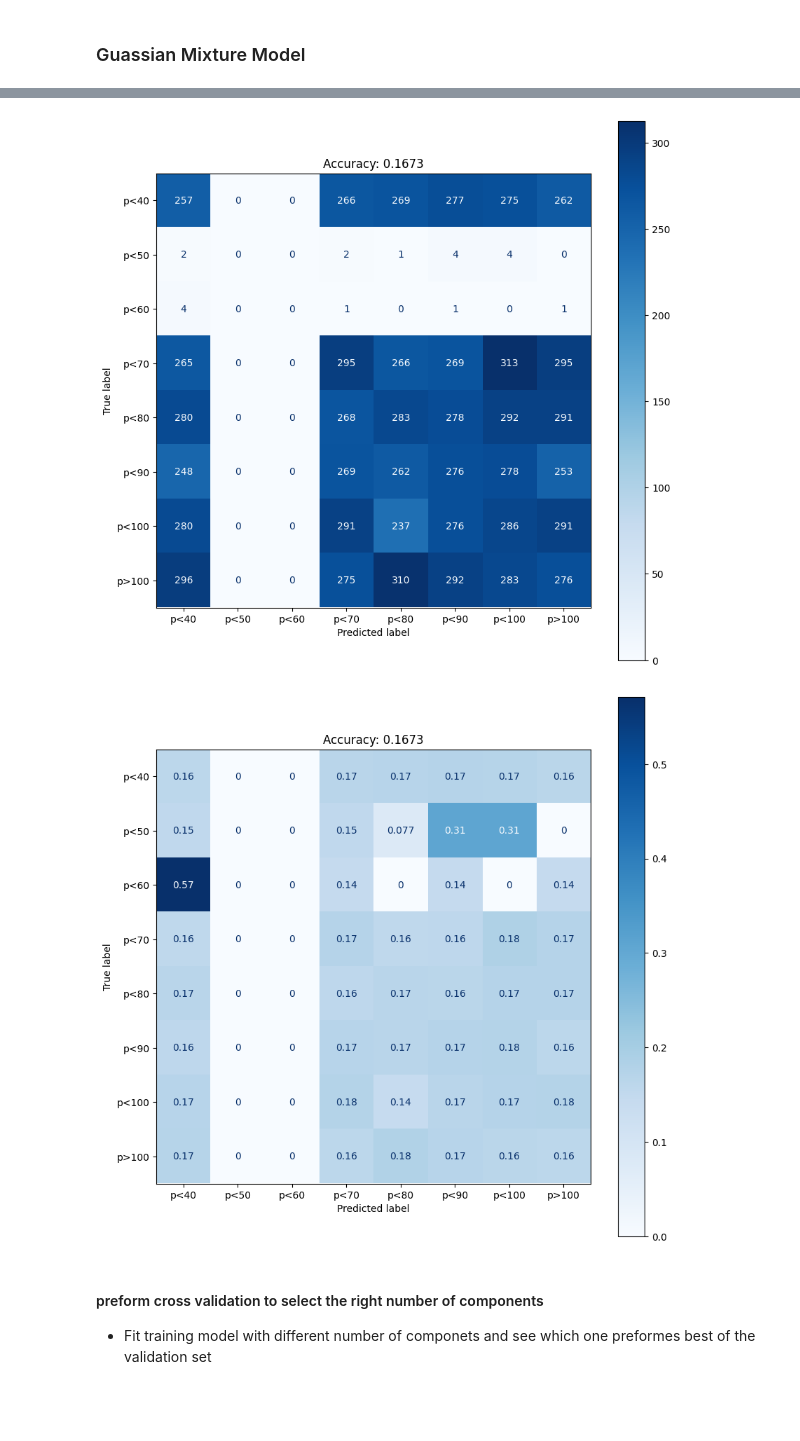
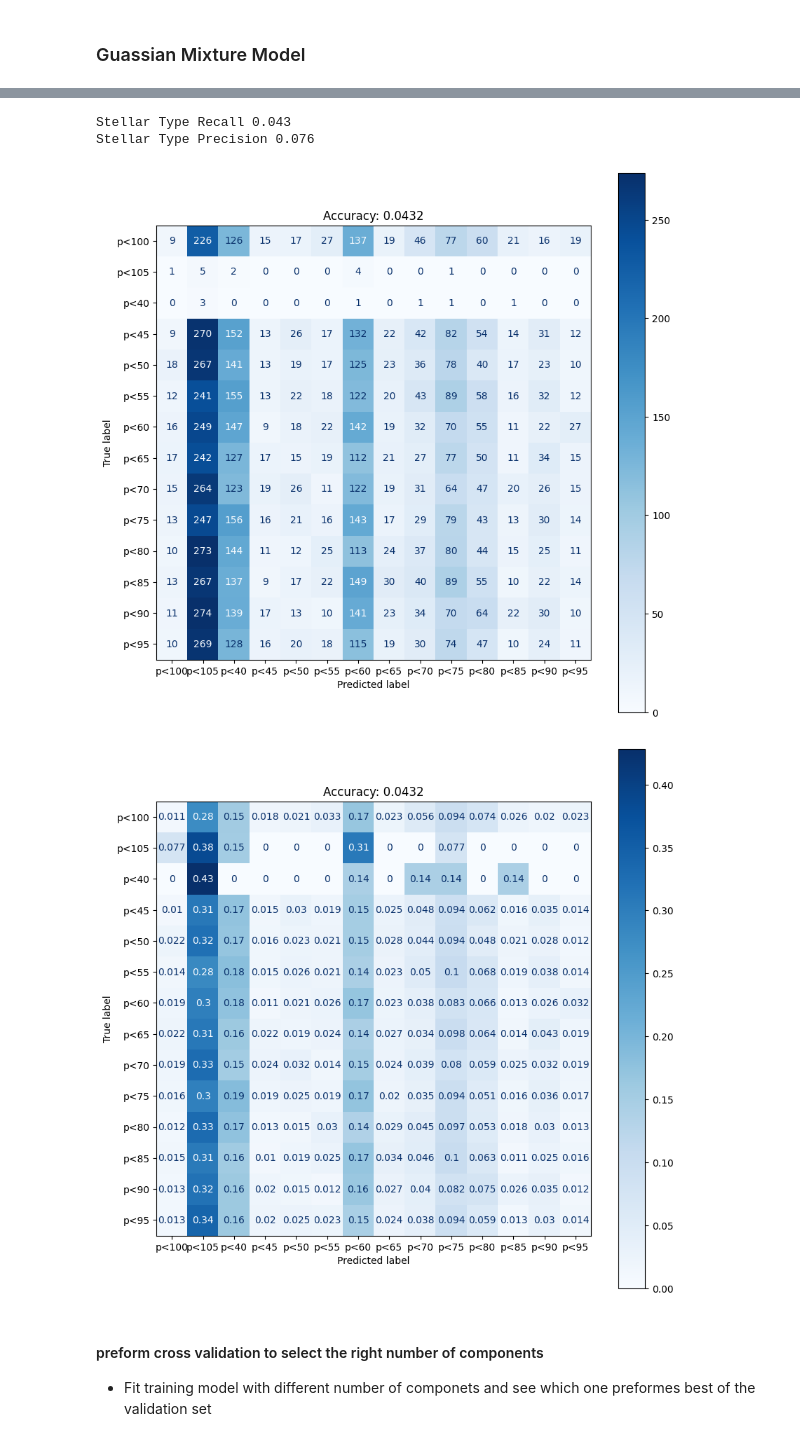
Before and after one commit to mmckay18/astr598_spr24_classification_repo, a Jupyter notebook: NOTEBOOKS/classification_models.ipynb, the cells around one changed output, grey strips where cells are left out. Saved outputs shown, nothing was run; the diff lists cells and outputs as text; code cells hidden in the pictures; blank space fills up the shorter version.

```diff
--- a/NOTEBOOKS/classification_models.ipynb
+++ b/NOTEBOOKS/classification_models.ipynb
@@ -292,7 +399,8 @@ array([[92.42144177, 85.61643836, 88.33922261, ..., 52.63157895,
 import numpy as np
 
 # Define the periods from 40-100 in increments of 10
-periods = np.arange(40, 120, 10)
+periods = np.arange(40, 120, 5)
+print(f'T: {periods}')
 
 # Set labels for each element in multifreq_fset_cesium_periods
 labels = []
@@ -352,8 +452,13 @@ labels
 ### Data Split
 # %%
 # Data Split
-X = np.reshape(ts_multi_freq_df[:], (-1,50)) #(100000, 50)
+# X = np.reshape(multifreq_fset_cesium[['amplitude', 'percent_beyond_1_std']].loc[0], (-1, 2)) #(100000, 2)
+X = np.reshape(multifreq_fset_cesium[:].loc[0], (-1, 12)) #(100000, 12)
+
+print(X.shape)
+# X = np.reshape(ts_multi_freq_df[:], (-1,50)) #(100000, 50) # lightcurve values
 y = np.array(labels) #(100000,)
+print(y.shape)
 
 (X_train, X_valid, X_test), (y_train, y_valid, y_test) = split_samples(X, y, [0.8, 0.1, 0.1], random_state=0)
 print(f'Training set N={len(X_train)}, Shape:{X_train.shape}\nTesting set N={len(X_test)}, Shape:{X_test.shape} \nValidation set N={len(X_valid)}, Shape:{X_valid.shape}\n')
@@ -404,26 +513,33 @@ weighted avg       0.17      0.17      0.17     10000
+# %%
+print('Stellar Type Recall %0.3f' % recall_score(y_valid, y_pred, average='weighted'))
+print('Stellar Type Precision %0.3f' % precision_score(y_valid, y_pred, average='weighted'))
+# %% [output]
+Stellar Type Recall 0.043
+Stellar Type Precision 0.076
 # %%
-labels_list = ['p<40', 'p<50', 'p<60', 'p<70', 'p<80', 'p<90', 'p<100', 'p>100']
+# labels_list = ['p<40', 'p<50', 'p<60', 'p<70', 'p<80', 'p<90', 'p<100', 'p>100']
+labels_list = unique
 y_pred = gmmb.predict(X_valid)
 
 # n_components = len(np.unique(y_valid))
 # gmmb = GMMBayes(n_components=n_components, random_state=0)
 # gmmb.fit(X_valid, y_valid)
 
 fig = plt.figure(figsize=(10,10))
 ax = fig.add_subplot()
 ConfusionMatrixDisplay.from_predictions(y_valid, y_pred, display_labels=labels_list, cmap='Blues', ax=ax)
 # plt.title(f'Recall:{}, Precision:{}')
 plt.title(f'Accuracy: {gmmb.score(X_valid, y_valid)}')
 plt.show()
 
 fig = plt.figure(figsize=(10,10))
 ax = fig.add_subplot()
 ConfusionMatrixDisplay.from_predictions(y_valid, y_pred, display_labels=labels_list, cmap='Blues', ax=ax, normalize='true')
 plt.title(f'Accuracy: {gmmb.score(X_valid, y_valid)}')
 plt.show()
 # %% [output]
-[figure, old version]
+[figure, new version]
-[figure, old version]
+[figure, new version]
 # %%
 # # make the plots look nice
 # mpl.rcParams['figure.dpi'] = 150
```
Also changed, not shown: parts of 58 cells of this notebook, 1 other file.
